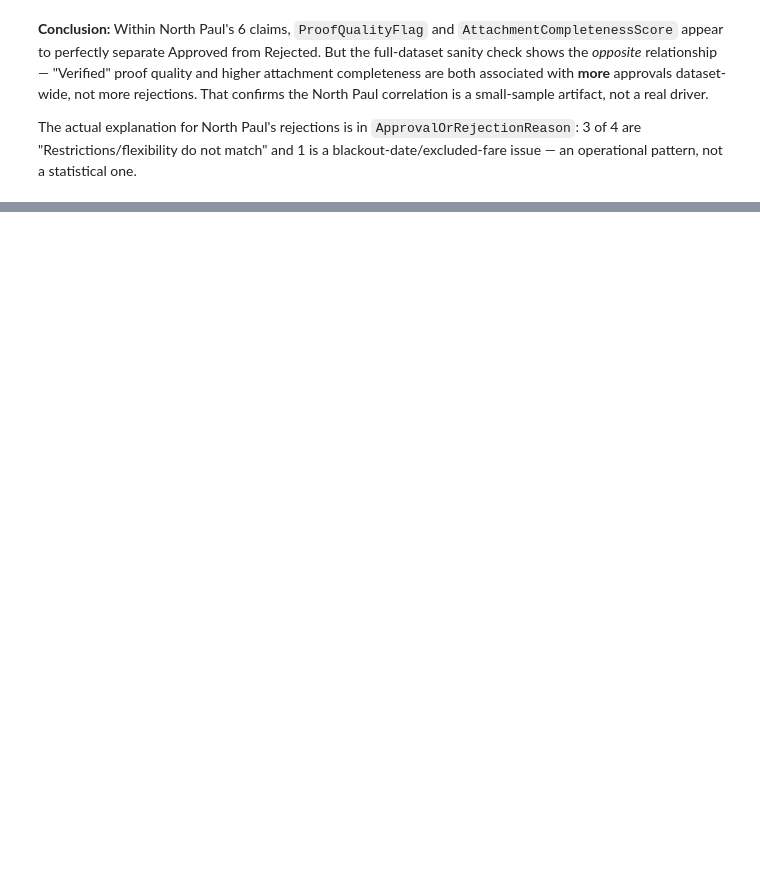
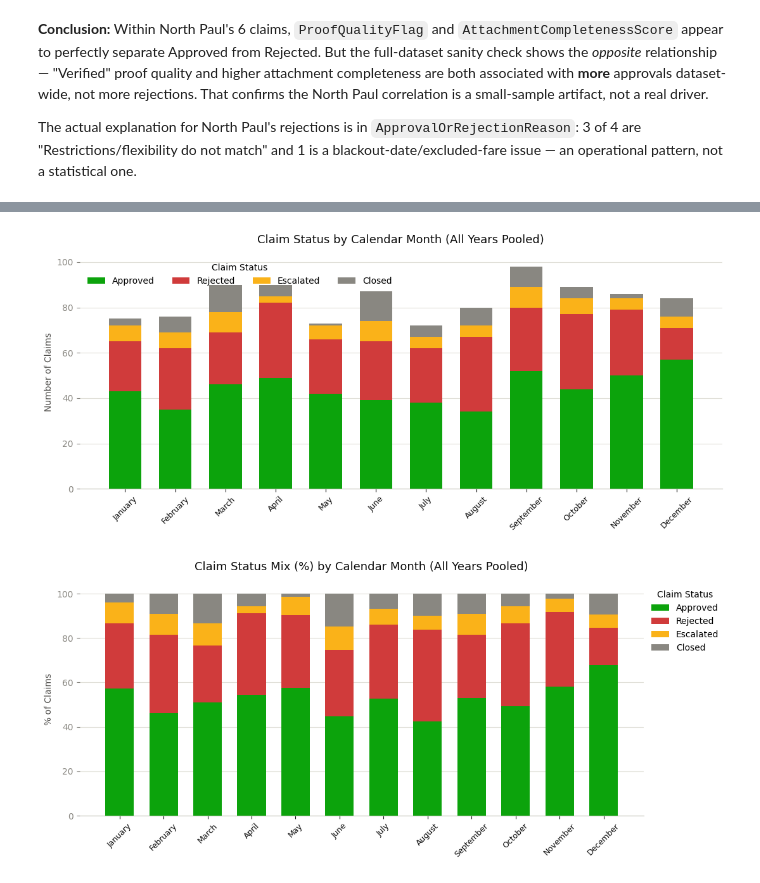
Before and after one commit to dpathak1969/PriceMatchGuarantee, a Jupyter notebook: PMG.ipynb, the cells around one changed output, grey strips where cells are left out. Drawn from its saved outputs; the diff is of its cells as text; code cells hidden in the pictures; blank space fills up the shorter version.

```diff
--- a/PMG.ipynb
+++ b/PMG.ipynb
@@ -213,0 +277,12 @@ The actual explanation for North Paul's rejections is in `ApprovalOrRejectionRea
+# %%
+# Parse the submission timestamp and derive the calendar month name (year-agnostic)
+df['ClaimSubmissionDate'] = pd.to_datetime(df['ClaimSubmissionDate'])
+df['SubmissionMonthName'] = df['ClaimSubmissionDate'].dt.month_name()
+
+month_order = ['January', 'February', 'March', 'April', 'May', 'June',
+               'July', 'August', 'September', 'October', 'November', 'December']
+
+# Counts of each claim status per calendar month, pooled across all years in the data
+month_status = pd.crosstab(df['SubmissionMonthName'], df['ClaimStatus']).reindex(month_order).fillna(0).astype(int)
+month_status = month_status[[c for c in status_colors if c in month_status.columns]]
+month_status
@@ -213,0 +304,46 @@ The actual explanation for North Paul's rejections is in `ApprovalOrRejectionRea
+# %%
+# Stacked bar chart: claim volume by calendar month (all years pooled), colored by status
+fig, ax = plt.subplots(figsize=(11, 5))
+bottom = pd.Series(0, index=month_status.index)
+for status in month_status.columns:
+    ax.bar(month_status.index, month_status[status], bottom=bottom,
+           color=status_colors.get(status, '#52514e'), label=status, width=0.65, zorder=3)
+    bottom = bottom + month_status[status]
+
+ax.set_title('Claim Status by Calendar Month (All Years Pooled)', fontsize=13, color='#0b0b0b', pad=14)
+ax.set_ylabel('Number of Claims', color='#52514e')
+ax.set_xlabel('')
+ax.spines[['top', 'right', 'left']].set_visible(False)
+ax.spines['bottom'].set_color('#c3c2b7')
+ax.tick_params(axis='x', colors='#0b0b0b', labelsize=9, rotation=45)
+ax.tick_params(axis='y', colors='#898781')
+ax.yaxis.grid(True, color='#e1e0d9', linewidth=0.8, zorder=0)
+ax.set_axisbelow(True)
+ax.legend(title='Claim Status', loc='upper left', frameon=False, ncol=4)
+plt.tight_layout()
+plt.show()
+
+# Same data as a % mix per month, to separate "how many claims" from "how the outcome mix changed"
+month_status_pct = month_status.div(month_status.sum(axis=1), axis=0) * 100
+fig, ax = plt.subplots(figsize=(11, 5))
+bottom = pd.Series(0.0, index=month_status_pct.index)
+for status in month_status_pct.columns:
+    ax.bar(month_status_pct.index, month_status_pct[status], bottom=bottom,
+           color=status_colors.get(status, '#52514e'), label=status, width=0.65, zorder=3)
+    bottom = bottom + month_status_pct[status]
+
+ax.set_title('Claim Status Mix (%) by Calendar Month (All Years Pooled)', fontsize=13, color='#0b0b0b', pad=14)
+ax.set_ylabel('% of Claims', color='#52514e')
+ax.set_xlabel('')
+ax.spines[['top', 'right', 'left']].set_visible(False)
+ax.spines['bottom'].set_color('#c3c2b7')
+ax.tick_params(axis='x', colors='#0b0b0b', labelsize=9, rotation=45)
+ax.tick_params(axis='y', colors='#898781')
+ax.yaxis.grid(True, color='#e1e0d9', linewidth=0.8, zorder=0)
+ax.set_axisbelow(True)
+ax.legend(title='Claim Status', loc='upper left', bbox_to_anchor=(1.0, 1.0), frameon=False)
+plt.tight_layout()
+plt.show()
+# %% [output]
+[figure, added]
+[figure, added]
```
Also changed, not shown: parts of 48 cells of this notebook, 1 other file.
